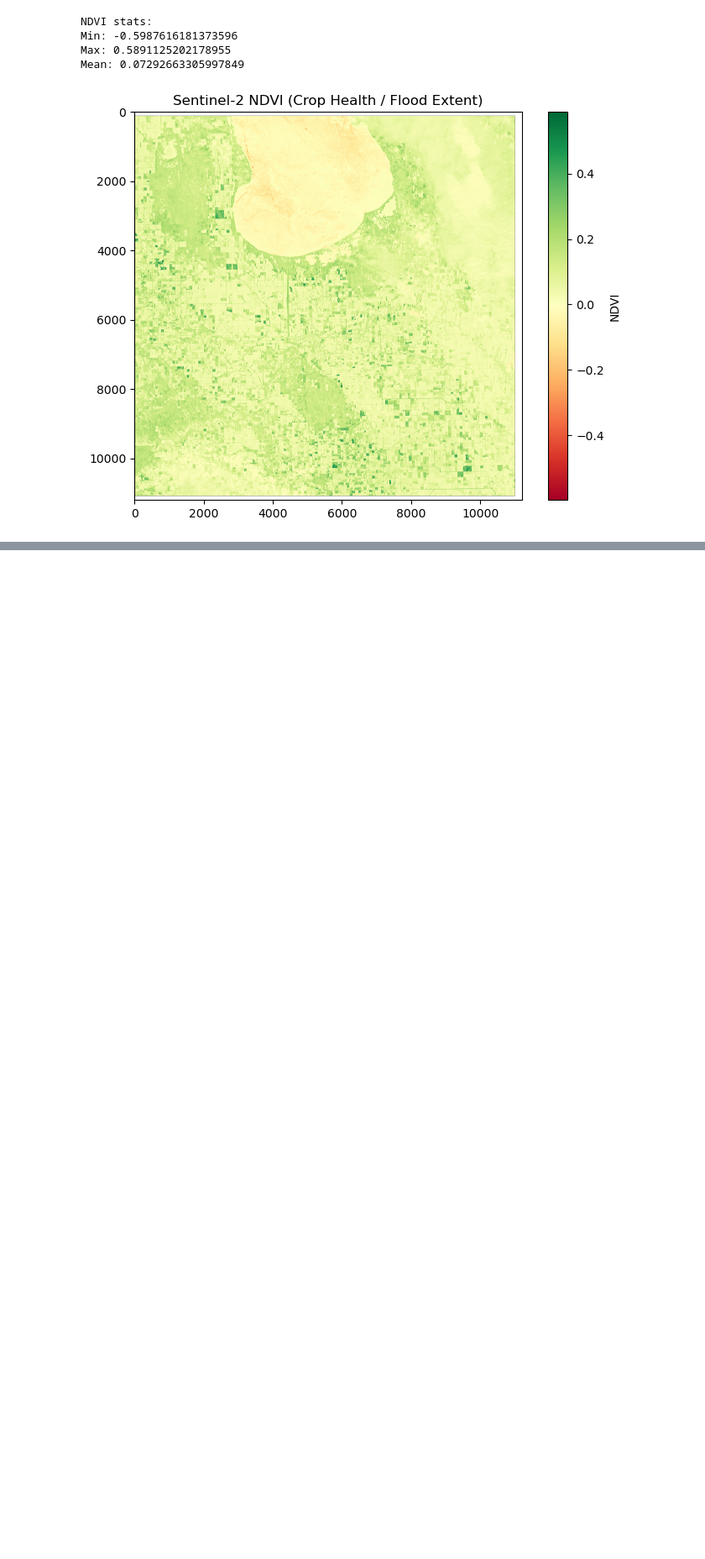
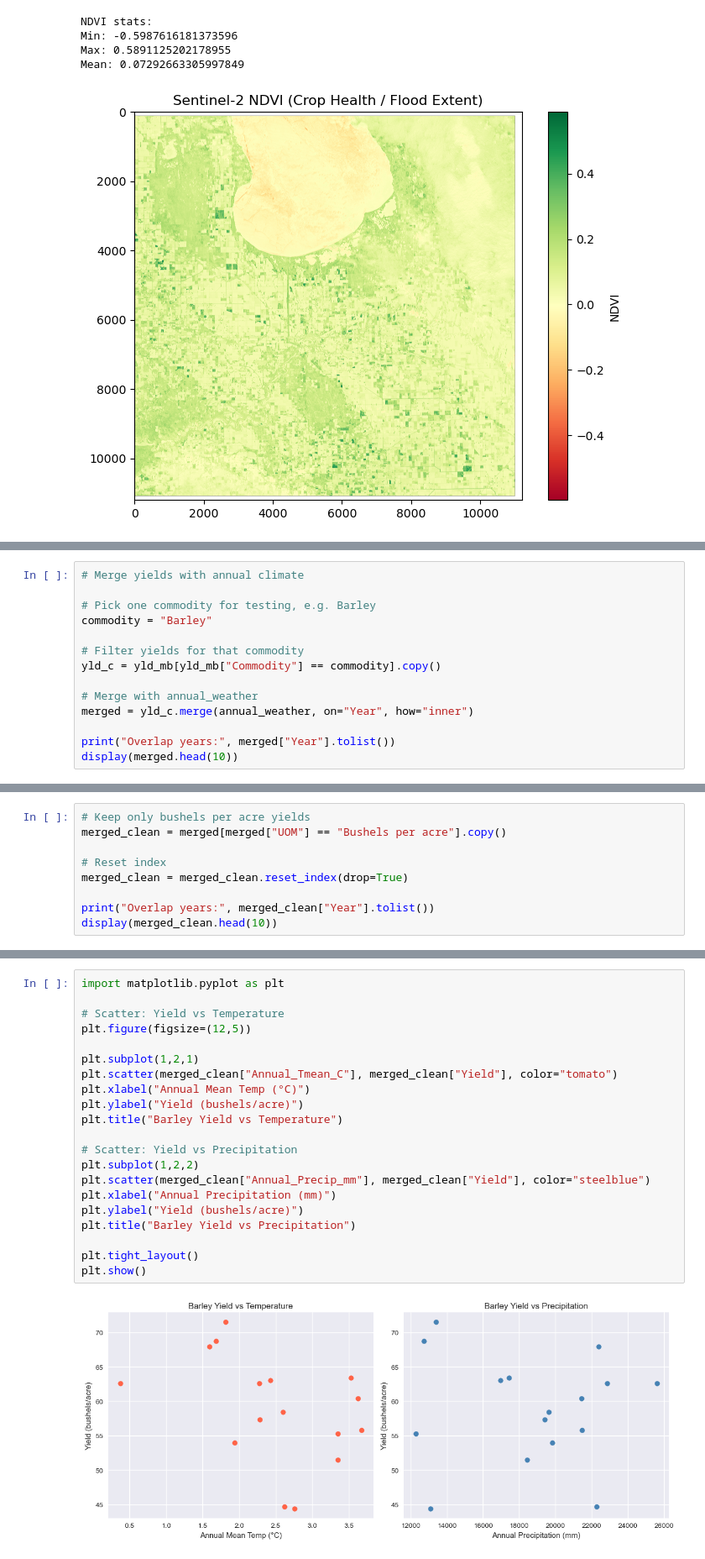
Before and after one commit to samadabdulazeez/capstone, a Jupyter notebook: 01_data_exploration.ipynb, the cells around one changed output, grey strips where cells are left out. Shown at 84% size. Cells and saved outputs as stored; diff of their text form; blank space fills up the shorter version.

```diff
--- a/01_data_exploration.ipynb
+++ b/01_data_exploration.ipynb
@@ -600,0 +879,14 @@ Mean: 0.07292663305997849
+# %%
+# Merge yields with annual climate
+
+# Pick one commodity for testing, e.g. Barley
+commodity = "Barley"
+
+# Filter yields for that commodity
+yld_c = yld_mb[yld_mb["Commodity"] == commodity].copy()
+
+# Merge with annual_weather
+merged = yld_c.merge(annual_weather, on="Year", how="inner")
+
+print("Overlap years:", merged["Year"].tolist())
+display(merged.head(10))
@@ -600,0 +906,9 @@ Mean: 0.07292663305997849
+# %%
+# Keep only bushels per acre yields
+merged_clean = merged[merged["UOM"] == "Bushels per acre"].copy()
+
+# Reset index
+merged_clean = merged_clean.reset_index(drop=True)
+
+print("Overlap years:", merged_clean["Year"].tolist())
+display(merged_clean.head(10))
@@ -600,0 +974,23 @@ Mean: 0.07292663305997849
+# %%
+import matplotlib.pyplot as plt
+
+# Scatter: Yield vs Temperature
+plt.figure(figsize=(12,5))
+
+plt.subplot(1,2,1)
+plt.scatter(merged_clean["Annual_Tmean_C"], merged_clean["Yield"], color="tomato")
+plt.xlabel("Annual Mean Temp (°C)")
+plt.ylabel("Yield (bushels/acre)")
+plt.title("Barley Yield vs Temperature")
+
+# Scatter: Yield vs Precipitation
+plt.subplot(1,2,2)
+plt.scatter(merged_clean["Annual_Precip_mm"], merged_clean["Yield"], color="steelblue")
+plt.xlabel("Annual Precipitation (mm)")
+plt.ylabel("Yield (bushels/acre)")
+plt.title("Barley Yield vs Precipitation")
+
+plt.tight_layout()
+plt.show()
+# %% [output]
+[figure, added]
```
Also changed, not shown: parts of 26 cells of this notebook, 2 other files.
